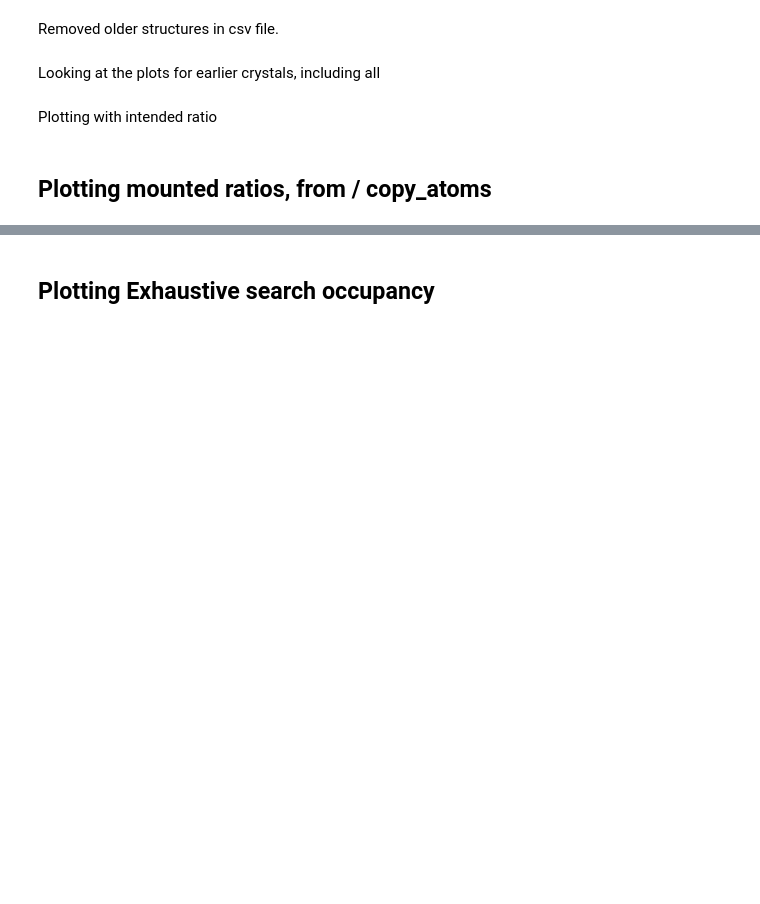
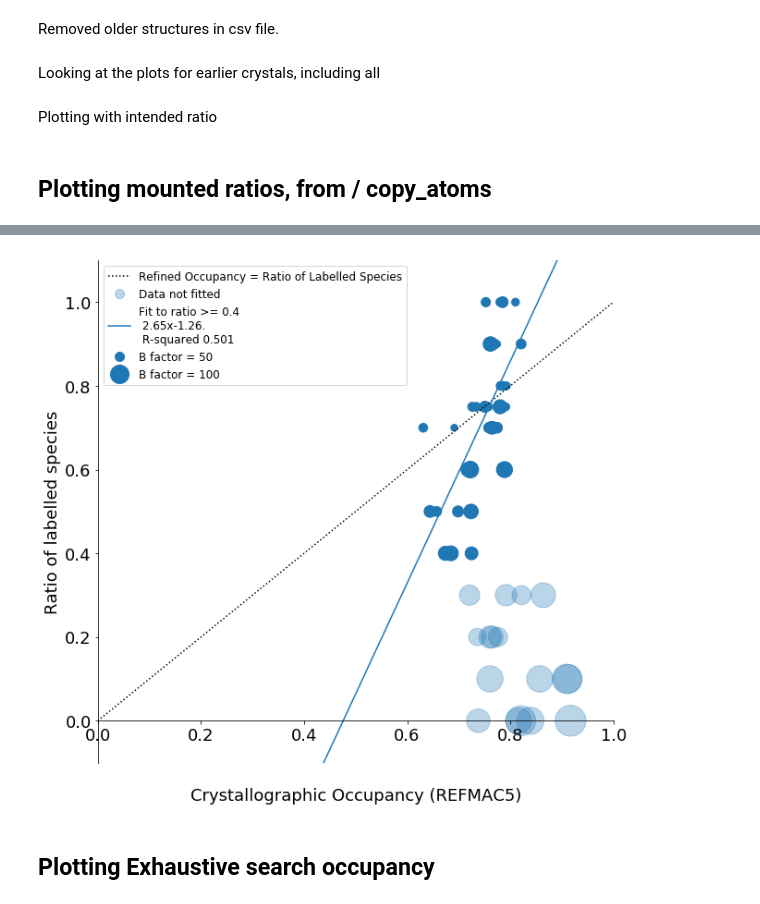
Before and after one commit to nelse003/mass_spec_ratio, a Jupyter notebook: NUDT7_ratios.ipynb, the cells around one changed output, grey strips where cells are left out. Drawn from its saved outputs; the diff is of its cells as text; code cells hidden in the pictures; blank space fills up the shorter version.

Commit message:
Adding copy atoms scripts in from old exhaustive search?

```diff
--- a/NUDT7_ratios.ipynb
+++ b/NUDT7_ratios.ipynb
@@ -561,6 +562,8 @@ plt.savefig('occ_B_expected_calibrated.png')
 # %%
-occ_correct = "/dls/science/groups/i04-1/elliot-dev/Work/NUDT7A_mass_spec_refinements/copy_atoms/occ_correct.csv"
+occ_correct = "occ_correct.csv"
 occ_correct_df = pd.read_csv(occ_correct)
+mounted_df = pd.read_csv('mounted_ratios.csv')
+
 
 occ_df = pd.merge(occ_correct_df, mounted_df, right_on='  Mounted Crystal ID ', left_on='crystal')
 occ_df = occ_df[occ_df.state=="bound"]
@@ -575,3 +582,81 @@ plt.savefig('copy_atoms_occ_B_expected.png')
+# %%
+import statsmodels.api as sm
+import matplotlib.lines as mlines
+plt.rcParams.update({'font.size': 18})
+
+def plot_ratio_occupancy(occ_df, xlabel, f_name, occ_column_name, b_col_name="B_mean", min_cond=0.4):
+
+    x = occ_df[occ_column_name]
+    y = occ_df['Expected Ratio']
+    marker_area = (occ_df[b_col_name]/5)**2
+
+    fig = plt.figure()
+    ax = fig.add_subplot(1, 1, 1)
+    ax.spines['bottom'].set_position('zero')
+    ax.spines['top'].set_visible(False)
+    ax.spines['right'].set_visible(False)
+    ax.xaxis.set_label_coords(0.5,-0.05)
+
+    plt.xlim(0,1.0)
+    plt.ylim(-0.1,1.1)
+    plt.xlabel(xlabel)
+    plt.ylabel("Ratio of labelled species")
+
+    xline = np.linspace(0,1,100)
+    yline = xline
+    line_1, = ax.plot(xline,yline,'k:')
+
+    cond = (y<=1.0) & (y>=min_cond)
+    xFit = x[cond]
+    yFit = y[cond]
+    marker_area_fit = marker_area[cond]
+    marker_area_other = marker_area[~cond]
+
+    scatter_1 = ax.scatter(xFit,yFit,s=marker_area_fit)
+    scatter_2 = ax.scatter(x[~cond], y[~cond], marker_area_other, color='C0', alpha=0.3)
+
+    # https://stackoverflow.com/questions/47074423/how-to-get-default-blue-colour-of-matplotlib-pyplot-scatter
+    # https://matplotlib.org/users/dflt_style_changes.html#colors-color-cycles-and-color-maps
+
+    blue_circ = mlines.Line2D([], [], color='C0', marker='o', linestyle='None',
+                              markersize=10)
+    blue_circ_2 = mlines.Line2D([], [], color='C0', marker='o', linestyle='None',
+                              markersize=20)
+
+    trans_blue_circ = mlines.Line2D([], [], color='C0', marker='o', linestyle='None',
+                              markersize=10, alpha =.3)
+
+    fit = sm.OLS(yFit, sm.add_constant(xFit)).fit()
+
+    plt.plot(np.linspace(0, 1, 100), np.linspace(0, 1, 100)*fit.params[1] +fit.params[0])
+
+    legend  = plt.legend((line_1, trans_blue_circ, line_2, blue_circ, blue_circ_2),
+               ("Refined Occupancy = Ratio of Labelled Species",
+                "Data not fitted",
+                "Fit to ratio >= {}\n {:.2f}x{:+.2f}. \n R-squared {:.3f}".format(
+                    min_cond,
+                fit.params[1],fit.params[0],fit.rsquared),
+                "B factor = 50",
+                "B factor = 100"), prop={'size': 12})
+
+    plt.savefig(f_name, dpi=600)
+
+occ_correct = "occ_correct.csv"
+occ_correct_df = pd.read_csv(occ_correct)
+mounted_df = pd.read_csv('mounted_ratios.csv')
+
+
+occ_df = pd.merge(occ_correct_df, mounted_df, right_on='  Mounted Crystal ID ', left_on='crystal')
+occ_df = occ_df[occ_df.state=="bound"]
+occ_df = occ_df[occ_df.resname=="LIG"]
+occ_df = occ_df[occ_df['occupancy group']==5]
+
+plot_ratio_occupancy(occ_df=occ_df,
+                     f_name="Occupancy_B_factor_refmac_5.png",
+                     xlabel="Crystallographic Occupancy (REFMAC5)",
+                    occ_column_name="state occupancy")
+# %% [output]
+[figure, added]
 # %%
 occ_df['Calibrated_exp_curve_fit_ratio'] = expon(occ_df['Expected Ratio'], *exp_popt)
 # %%
```
Also changed, not shown: parts of 11 cells of this notebook, 4 other files.
